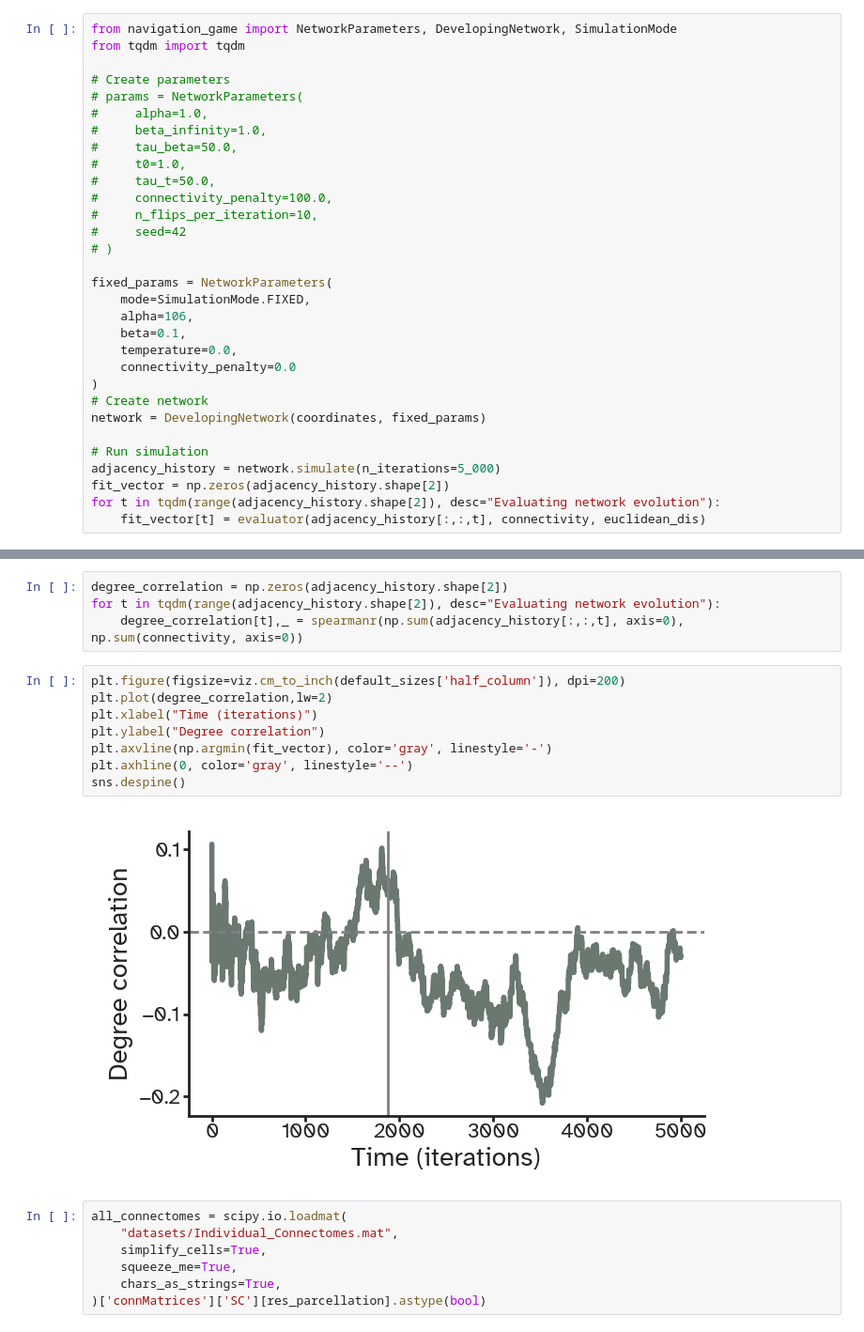
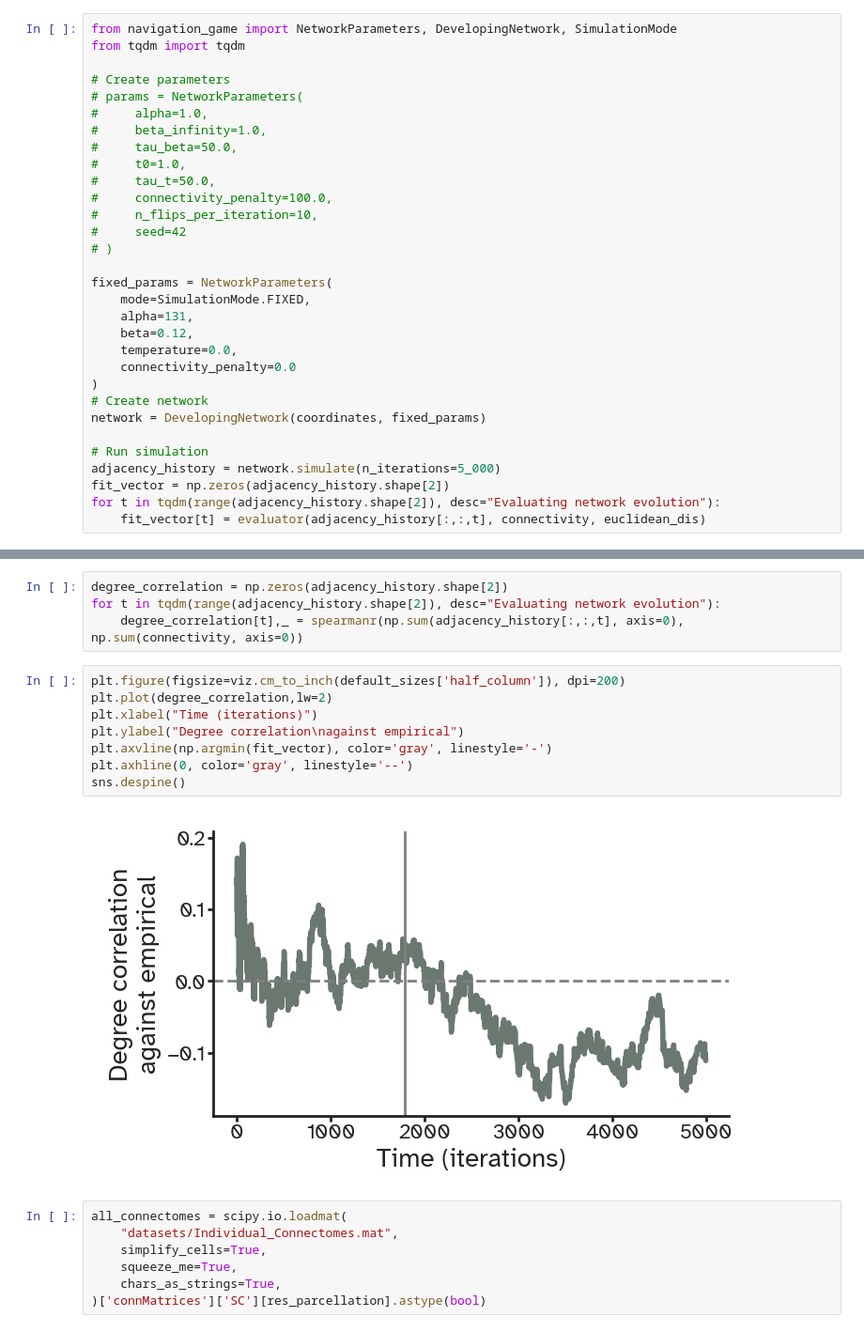
Before and after one commit to kuffmode/Optimal_networks, a Jupyter notebook: playground.ipynb, the cells around one changed output, grey strips where cells are left out. Shown: that part at 94% size. Saved outputs shown, nothing was run; the diff lists cells and outputs as text.

```diff
--- a/playground.ipynb
+++ b/playground.ipynb
@@ -156,8 +156,8 @@ from tqdm import tqdm
 
 fixed_params = NetworkParameters(
     mode=SimulationMode.FIXED,
-    alpha=106,
-    beta=0.1,
+    alpha=131,
+    beta=0.12,
     temperature=0.0,
     connectivity_penalty=0.0
 )
@@ -264,13 +264,13 @@ for t in tqdm(range(adjacency_history.shape[2]), desc="Evaluating network evolut
 # %%
 plt.figure(figsize=viz.cm_to_inch(default_sizes['half_column']), dpi=200)
 plt.plot(degree_correlation,lw=2)
 plt.xlabel("Time (iterations)")
-plt.ylabel("Degree correlation")
+plt.ylabel("Degree correlation\nagainst empirical")
 plt.axvline(np.argmin(fit_vector), color='gray', linestyle='-')
 plt.axhline(0, color='gray', linestyle='--')
 sns.despine()
 # %% [output]
-[figure, old version]
+[figure, new version]
 # %%
 all_connectomes = scipy.io.loadmat(
     "datasets/Individual_Connectomes.mat",
```
Also changed, not shown: parts of 16 cells of this notebook.
